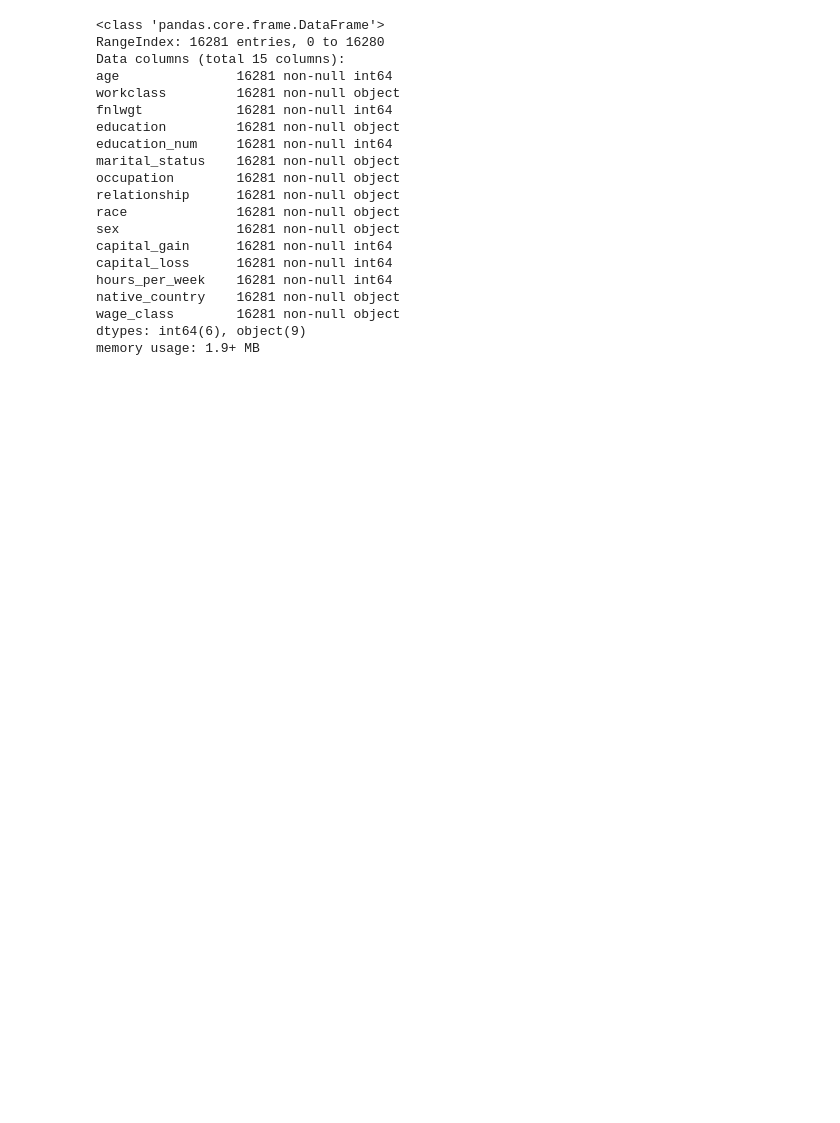
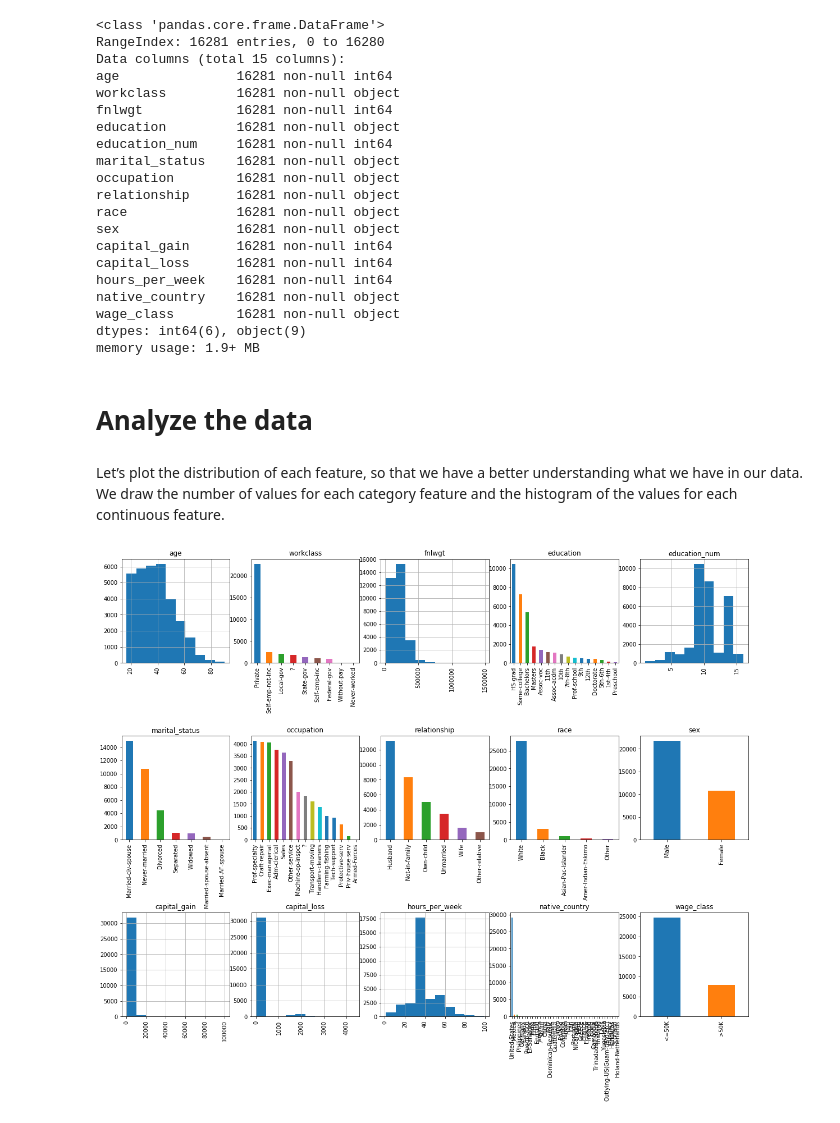
Before and after one commit to ShifanaJishadh/Project-3, a Jupyter notebook: Project 3.ipynb, the cells around one changed output. Drawn from its saved outputs; the diff is of its cells as text; code cells hidden in the pictures; blank space fills up the shorter version.

```diff
--- a/Project 3.ipynb
+++ b/Project 3.ipynb
@@ -93,0 +90,19 @@ memory usage: 1.9+ MB
+# %% [markdown]
+# Analyze the data
+# %% [markdown]
+Let’s plot the distribution of each feature, so that we have a better understanding what we have in our data. We draw the number of values for each category feature and the histogram of the values for each continuous feature.
+# %%
+fig = plt.figure(figsize=(20,15))
+cols = 5
+rows = 3
+for i, column in enumerate(Train_set.columns):
+    ax = fig.add_subplot(rows, cols, i + 1)
+    ax.set_title(column)
+    if Train_set.dtypes[column] == np.object:
+        Train_set[column].value_counts().plot(kind="bar", axes=ax)
+    else:
+        Train_set[column].hist(axes=ax)
+        plt.xticks(rotation="vertical")
+plt.subplots_adjust(hspace=0.7, wspace=0.2)
+# %% [output]
+[figure, added]
```
Also changed, not shown: parts of 19 cells of this notebook.
